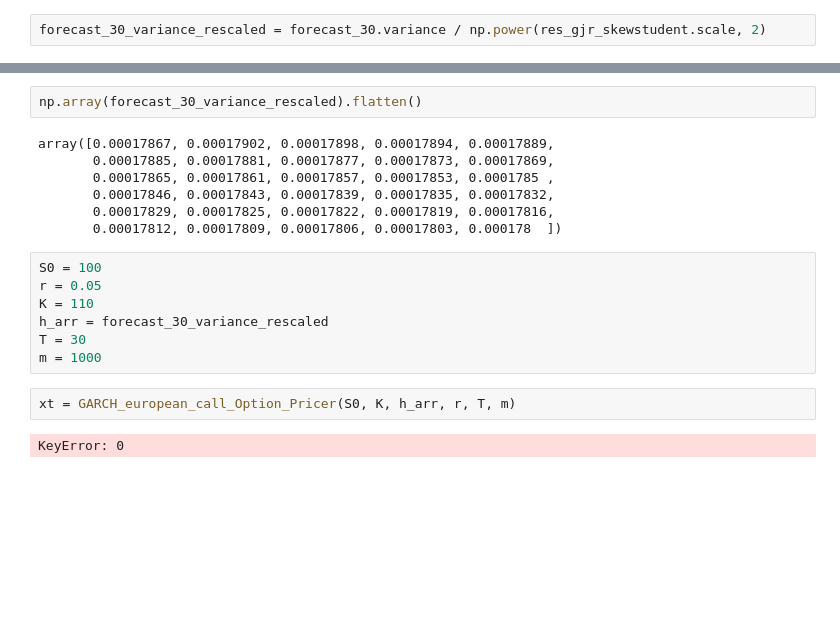
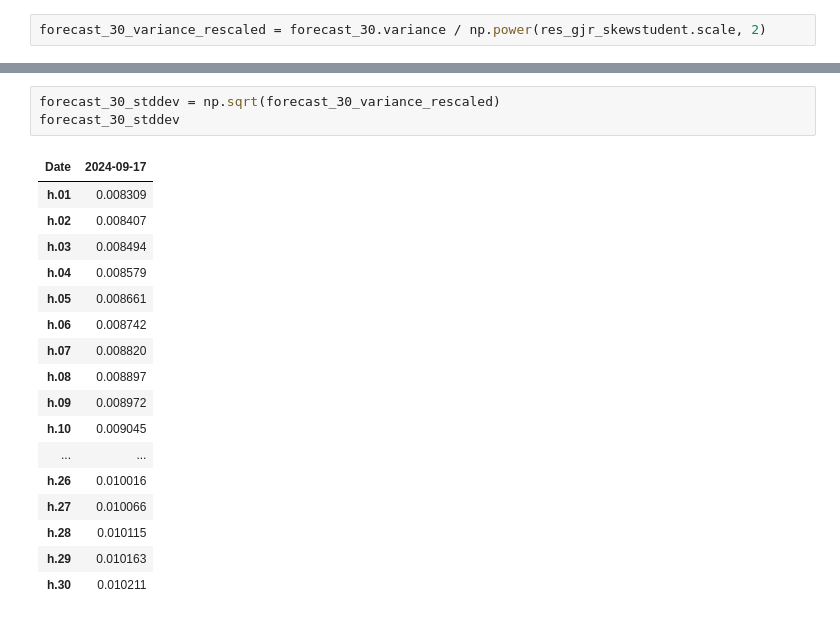
Before and after one commit to wicakson0/replicating-papers, a Jupyter notebook: QuantitativeFinance/Duan1995_TheGarchOptionPricingModel/Intro_to_Vol_Forecasting_with_Arch.ipynb, the cells around one changed output, grey strips where cells are left out. Saved outputs shown, nothing was run; the diff lists cells and outputs as text; blank space fills up the shorter version.

```diff
--- a/QuantitativeFinance/Duan1995_TheGarchOptionPricingModel/Intro_to_Vol_Forecasting_with_Arch.ipynb
+++ b/QuantitativeFinance/Duan1995_TheGarchOptionPricingModel/Intro_to_Vol_Forecasting_with_Arch.ipynb
@@ -565,20 +385,21 @@ array([[100.        , 103.5574391 ],
-# %%
-np.array(forecast_30_variance_rescaled).flatten()
-# %% [output]
-array([0.00017867, 0.00017902, 0.00017898, 0.00017894, 0.00017889,
-       0.00017885, 0.00017881, 0.00017877, 0.00017873, 0.00017869,
-       0.00017865, 0.00017861, 0.00017857, 0.00017853, 0.0001785 ,
-       0.00017846, 0.00017843, 0.00017839, 0.00017835, 0.00017832,
-       0.00017829, 0.00017825, 0.00017822, 0.00017819, 0.00017816,
-       0.00017812, 0.00017809, 0.00017806, 0.00017803, 0.000178  ])
-# %%
-S0 = 100
-r = 0.05
-K = 110
-h_arr = forecast_30_variance_rescaled
-T = 30
-m = 1000
-# %%
-xt = GARCH_european_call_Option_Pricer(S0, K, h_arr, r, T, m)
-# %% [output]
-KeyError: 0
+# %%
+forecast_30_stddev = np.sqrt(forecast_30_variance_rescaled)
+forecast_30_stddev
+# %% [output]
+| Date | 2024-09-17 |
+| h.01 | 0.008309 |
+| h.02 | 0.008407 |
+| h.03 | 0.008494 |
+| h.04 | 0.008579 |
+| h.05 | 0.008661 |
+| h.06 | 0.008742 |
+| h.07 | 0.008820 |
+| h.08 | 0.008897 |
+| h.09 | 0.008972 |
+| h.10 | 0.009045 |
+| ... | ... |
+| h.26 | 0.010016 |
+| h.27 | 0.010066 |
+| h.28 | 0.010115 |
+| h.29 | 0.010163 |
+| h.30 | 0.010211 |
```
Also changed, not shown: parts of 32 cells of this notebook, 1 other file.
